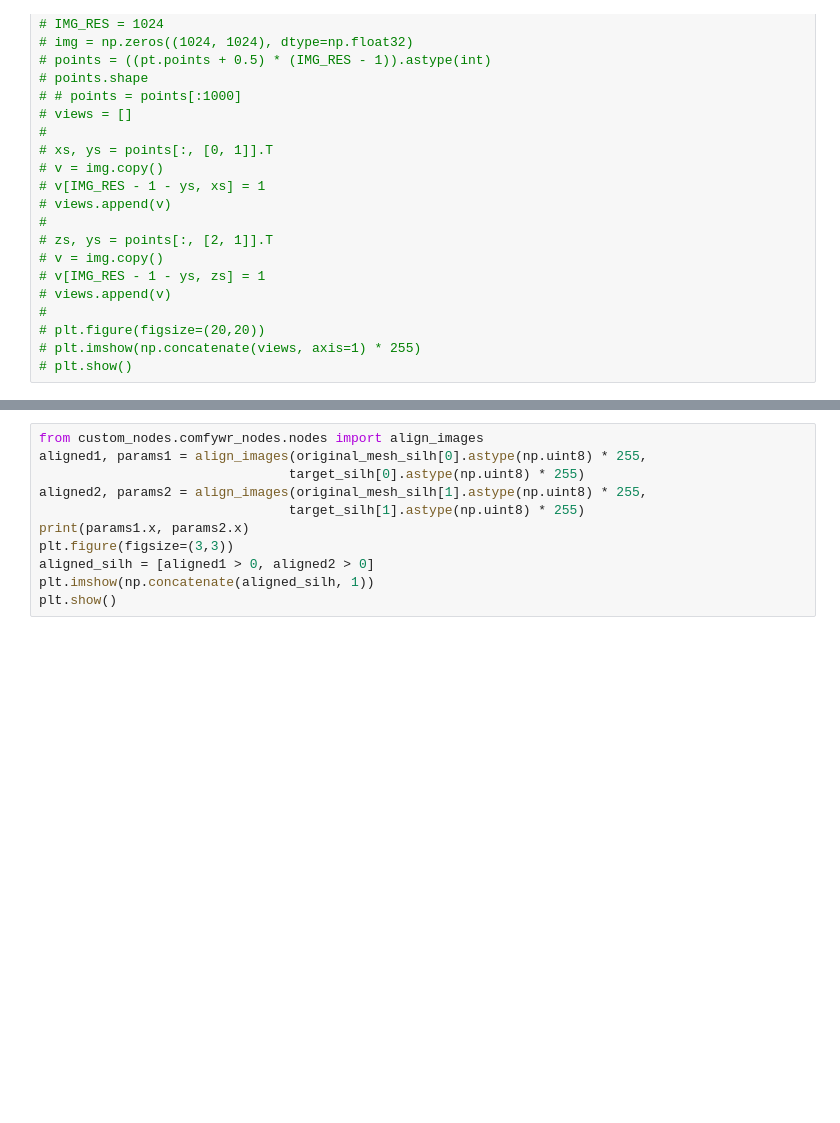
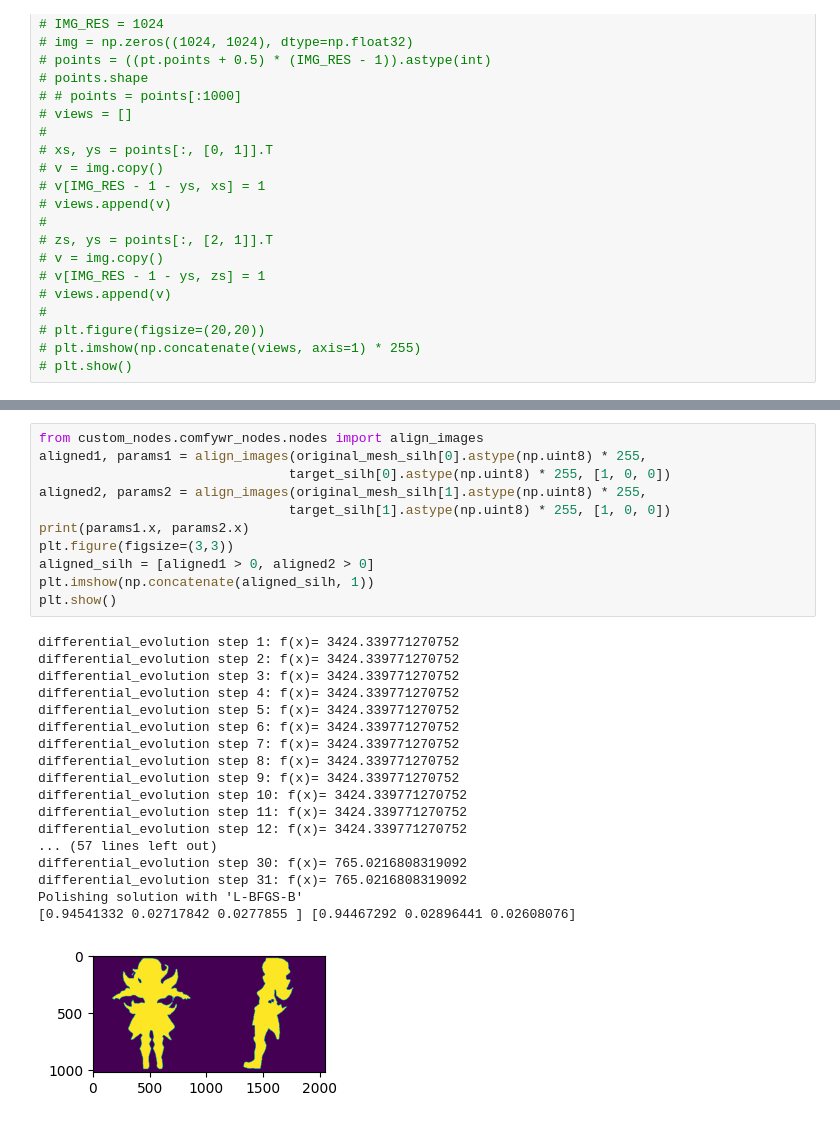
Before and after one commit to msypetkowski/comfywr, a Jupyter notebook: notebooks/mesh_alignment_debug.ipynb, the cells around one changed output, grey strips where cells are left out. Drawn from its saved outputs; the diff is of its cells as text; blank space fills up the shorter version.

```diff
--- a/notebooks/mesh_alignment_debug.ipynb
+++ b/notebooks/mesh_alignment_debug.ipynb
@@ -68,14 +94,33 @@ plt.show()
 # %%
 from custom_nodes.comfywr_nodes.nodes import align_images
 aligned1, params1 = align_images(original_mesh_silh[0].astype(np.uint8) * 255,
-                                target_silh[0].astype(np.uint8) * 255)
+                                target_silh[0].astype(np.uint8) * 255, [1, 0, 0])
 aligned2, params2 = align_images(original_mesh_silh[1].astype(np.uint8) * 255,
-                                target_silh[1].astype(np.uint8) * 255)
+                                target_silh[1].astype(np.uint8) * 255, [1, 0, 0])
 print(params1.x, params2.x)
 plt.figure(figsize=(3,3))
 aligned_silh = [aligned1 > 0, aligned2 > 0]
 plt.imshow(np.concatenate(aligned_silh, 1))
 plt.show()
+# %% [output]
+differential_evolution step 1: f(x)= 3424.339771270752
+differential_evolution step 2: f(x)= 3424.339771270752
+differential_evolution step 3: f(x)= 3424.339771270752
+differential_evolution step 4: f(x)= 3424.339771270752
+differential_evolution step 5: f(x)= 3424.339771270752
+differential_evolution step 6: f(x)= 3424.339771270752
+differential_evolution step 7: f(x)= 3424.339771270752
+differential_evolution step 8: f(x)= 3424.339771270752
+differential_evolution step 9: f(x)= 3424.339771270752
+differential_evolution step 10: f(x)= 3424.339771270752
+differential_evolution step 11: f(x)= 3424.339771270752
+differential_evolution step 12: f(x)= 3424.339771270752
+... (57 lines left out)
+differential_evolution step 30: f(x)= 765.0216808319092
+differential_evolution step 31: f(x)= 765.0216808319092
+Polishing solution with 'L-BFGS-B'
+[0.94541332 0.02717842 0.0277855 ] [0.94467292 0.02896441 0.02608076]
+[figure, added]
 # %%
 # scale = (params1.x[0] + params2.x[0]) / 2
 scale = params1.x[0]
```
Also changed, not shown: parts of 10 cells of this notebook, 1 other file.
